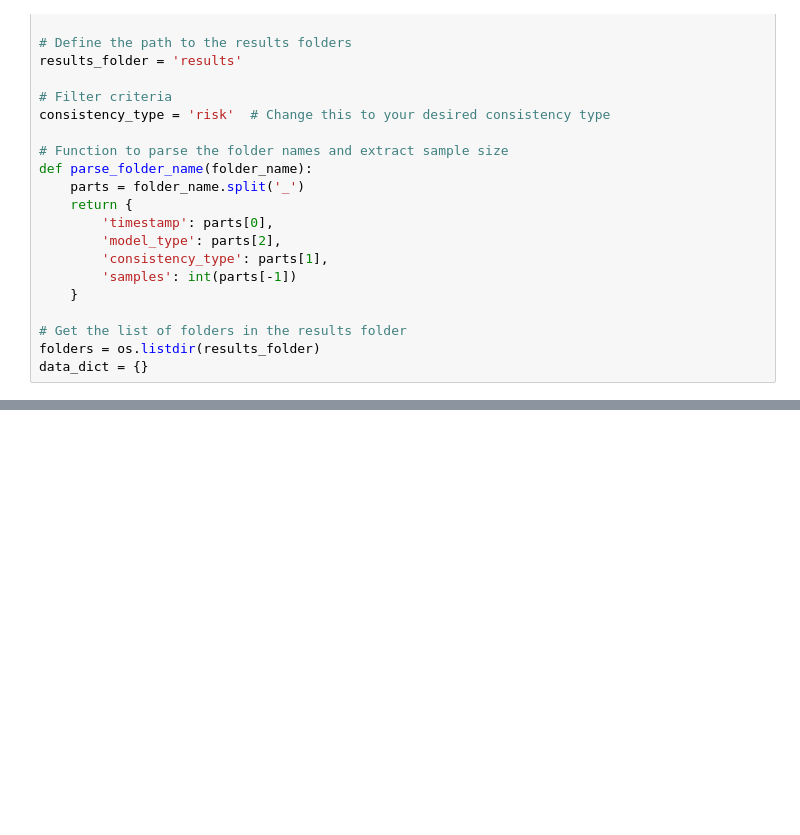
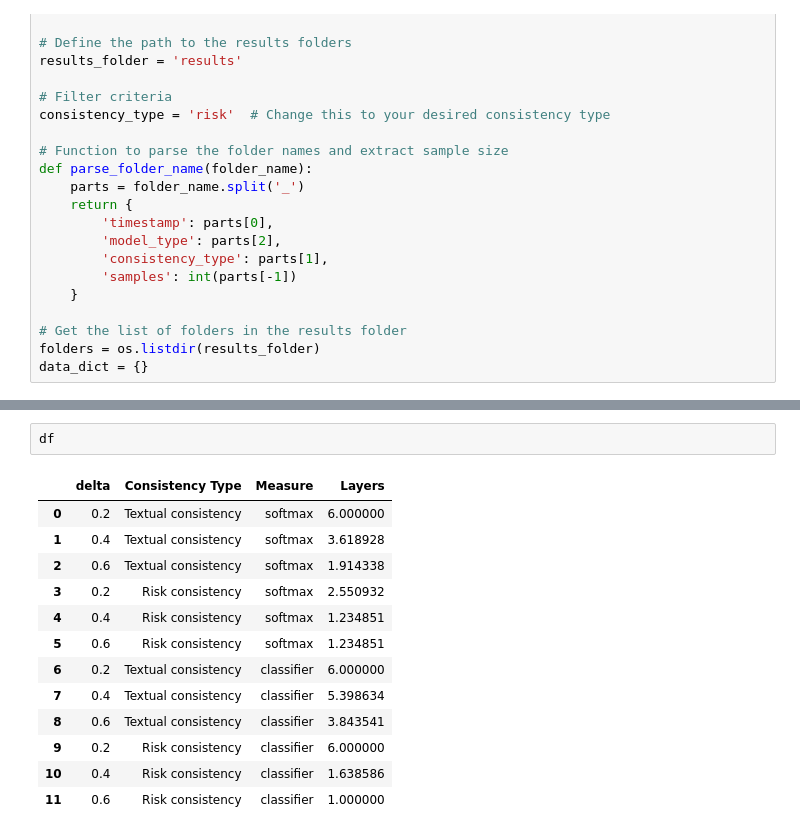
Before and after one commit to fletchel/DL2-CALM, a Jupyter notebook: plot_gen.ipynb, the cells around one changed output, grey strips where cells are left out. Saved outputs shown, nothing was run; the diff lists cells and outputs as text; blank space fills up the shorter version.

```diff
--- a/plot_gen.ipynb
+++ b/plot_gen.ipynb
@@ -237,0 +314,16 @@ plt.show()
+# %%
+df
+# %% [output]
+|  | delta | Consistency Type | Measure | Layers |
+| 0 | 0.2 | Textual consistency | softmax | 6.000000 |
+| 1 | 0.4 | Textual consistency | softmax | 3.618928 |
+| 2 | 0.6 | Textual consistency | softmax | 1.914338 |
+| 3 | 0.2 | Risk consistency | softmax | 2.550932 |
+| 4 | 0.4 | Risk consistency | softmax | 1.234851 |
+| 5 | 0.6 | Risk consistency | softmax | 1.234851 |
+| 6 | 0.2 | Textual consistency | classifier | 6.000000 |
+| 7 | 0.4 | Textual consistency | classifier | 5.398634 |
+| 8 | 0.6 | Textual consistency | classifier | 3.843541 |
+| 9 | 0.2 | Risk consistency | classifier | 6.000000 |
+| 10 | 0.4 | Risk consistency | classifier | 1.638586 |
+| 11 | 0.6 | Risk consistency | classifier | 1.000000 |
```
Also changed, not shown: parts of 13 cells of this notebook, 3 other files.
